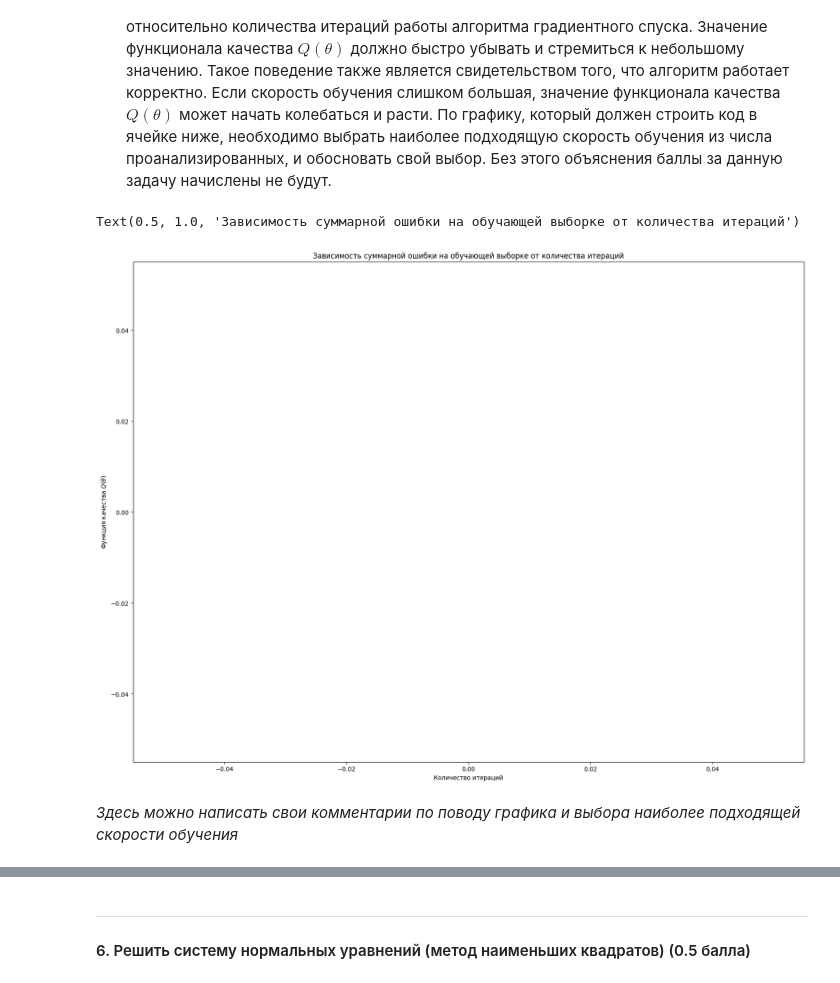
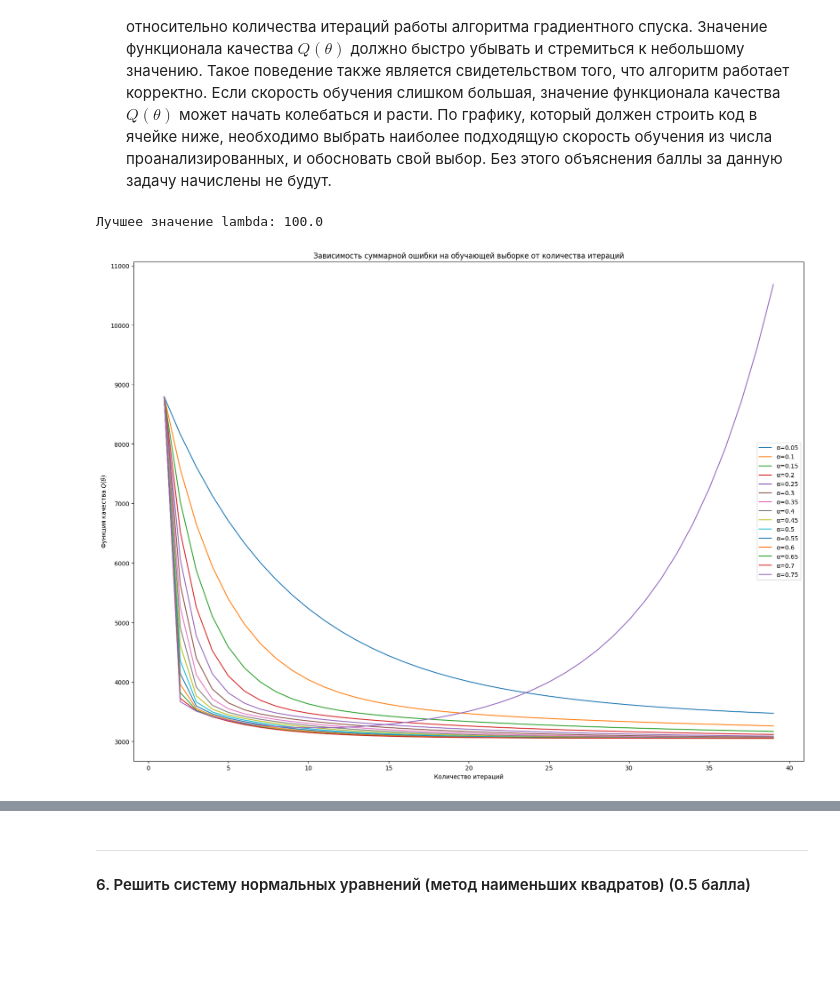
Before and after one commit to CopypastCore/Torrent, a Jupyter notebook: regression_assignment.ipynb, the cells around one changed output, grey strips where cells are left out. Cells and saved outputs as stored; diff of their text form; code cells hidden in the pictures; blank space fills up the shorter version.

```diff
--- a/regression_assignment.ipynb
+++ b/regression_assignment.ipynb
@@ -57,16 +69,16 @@ from sklearn.model_selection import StratifiedShuffleSplit
 # %%
 ### BEGIN YOUR CODE
 
-#!wget PLACE_DATASET_URL_HERE
+#!wget https://archive.ics.uci.edu/static/public/381/beijing+pm2+5+data.zip
 
-# !unzip ...
+#!unzip beijing+pm2+5+data.zip
 # !tar ...
 # !gunzip ...
 
-#dataset = pd.read_table('PRSA_data_2010.1.1-2014.12.31.csv')
+dataset = pd.read_table('PRSA_data_2010.1.1-2014.12.31.csv')
 #print(dataset.columns.tolist())
 
-#dataset = pd.read_csv('PRSA_data_2010.1.1-2014.12.31.csv')
-#dataset.to_csv('PRSA_data_2010.1.1-2014.12.31.tsv', sep='\t', index=False)
+dataset = pd.read_csv('PRSA_data_2010.1.1-2014.12.31.csv')
+dataset.to_csv('PRSA_data_2010.1.1-2014.12.31.tsv', sep='\t', index=False)
 
 ### END YOUR CODE
@@ -448,29 +506,47 @@ NameError: name 'y_pred' is not defined
 # %% [markdown]
 * **Скорость обучения:** попробуйте использовать разные скорости обучения и подберите такое значение, которое обеспечивает быструю сходимость. При выборе скорости обучения нужно следить за графиком функции качества (стоимости), построенном относительно количества итераций работы алгоритма градиентного спуска. Значение функционала качества $Q(\theta)$ должно быстро убывать и стремиться к небольшому значению. Такое поведение также является свидетельством того, что алгоритм работает корректно. Если скорость обучения слишком большая, значение функционала качества $Q(\theta)$ может начать колебаться и расти. По графику, который должен строить код в ячейке ниже, необходимо выбрать наиболее подходящую скорость обучения из числа проанализированных, и обосновать свой выбор. Без этого объяснения баллы за данную задачу начислены не будут.
+# %%
+lambdas = np.logspace(-4, 2, 10)
+best_lambda = None
+best_score = 0
+
+for l in lambdas:
+    model = LogisticRegression(C=1/l if l != 0 else 1e10, penalty='l2', solver='liblinear')
+    # В sklearn параметр C — обратная величина регуляризации
+    model.fit(X_train_processed, y_train)
+    y_pred = model.predict(X_test_processed)
+    score = accuracy_score(y_test, y_pred)
+    if score > best_score:
+        best_score = score
+        best_lambda = l
+
+print(f"Лучшее значение lambda: {best_lambda}")
+# %% [output]
+Лучшее значение lambda: 100.0
 # %%
 # Используйте следующий код, чтобы построить график скорости обучения.
 # Для построения графика функции качества необходимо заполнить списки iters и costs
 # Можно построить несколько кривых на одном графике, соответствующих разным скоростям обучения, чтобы выбрать наилучшую
 #
 
 plt.figure(figsize=(20, 15))
-# поместите сюда ваш код
-iters = [200]
+iters = list(range(1, 40))
 
-for i in range(0, 90, 10): # <- эти параметры имеет смысл подобрать самостоятельно
-    my_model.alpha = i / 100
+for lr in range(5, 80, 5):
+    my_model.alpha = lr / 100
     costs = []
     for j in iters:
-        costs.append(my_model.fit_with_GD(X_train_processed, y_train, j))
-    plt.plot(iters, costs)
+        result = my_model.fit_with_GD(X_train_processed, y_train, j)
+        if isinstance(result, (list, np.ndarray)):
+            costs.append(result[-1])
+        else:
+            costs.append(result)  # если скаляр
+    plt.plot(iters[:len(costs)], costs, label=f'α={my_model.alpha}')
 
-
-# не забудьте про легенду
 plt.xlabel('Количество итераций')
 plt.ylabel(r'Функция качества $Q(\theta)$')
 plt.title('Зависимость суммарной ошибки на обучающей выборке от количества итераций')
+plt.legend()
+plt.show()
 # %% [output]
-Text(0.5, 1.0, 'Зависимость суммарной ошибки на обучающей выборке от количества итераций')
-[figure, old version]
+[figure, new version]
-# %% [markdown]
-*Здесь можно написать свои комментарии по поводу графика и выбора наиболее подходящей скорости обучения*
```
Also changed, not shown: parts of 16 cells of this notebook.
